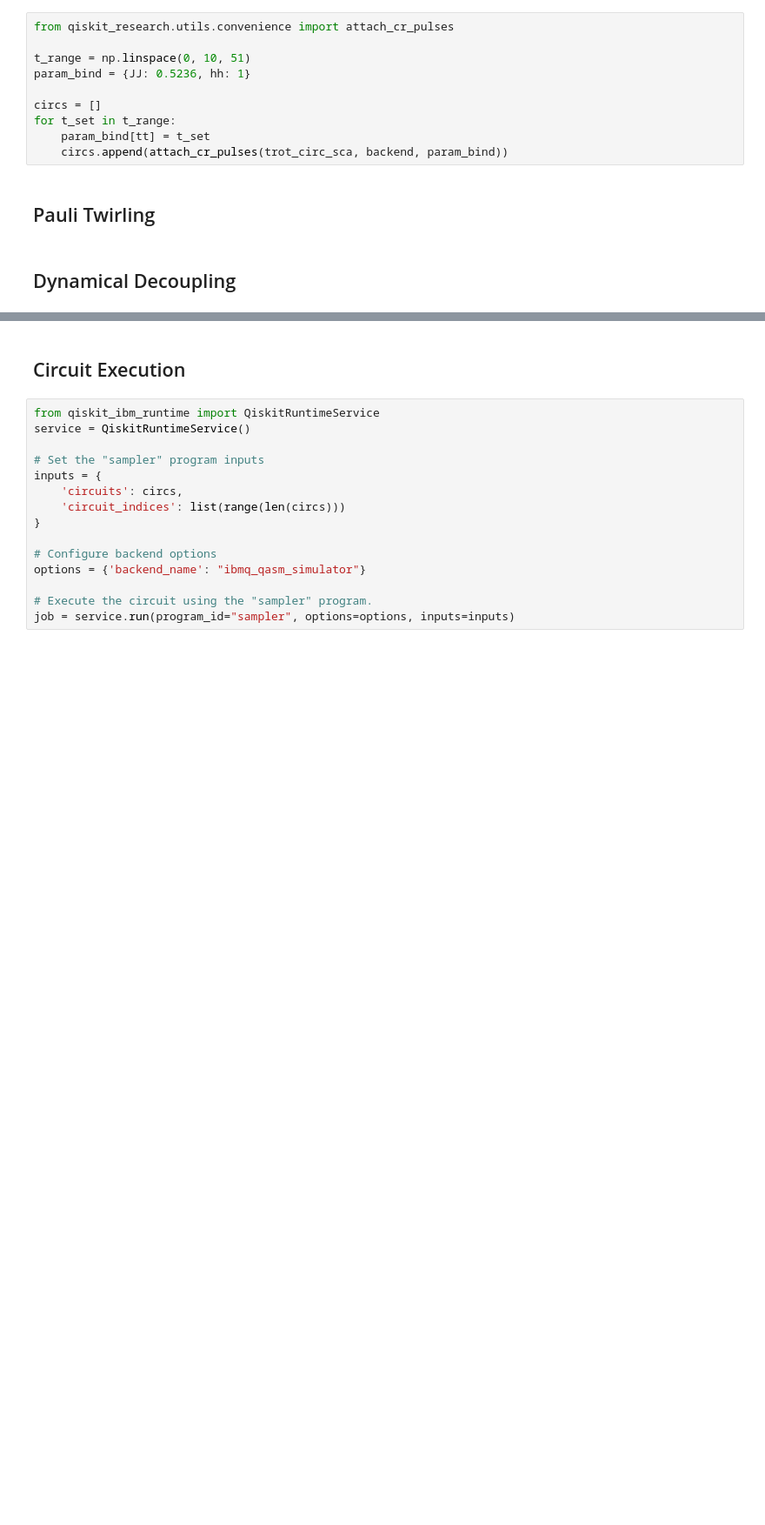
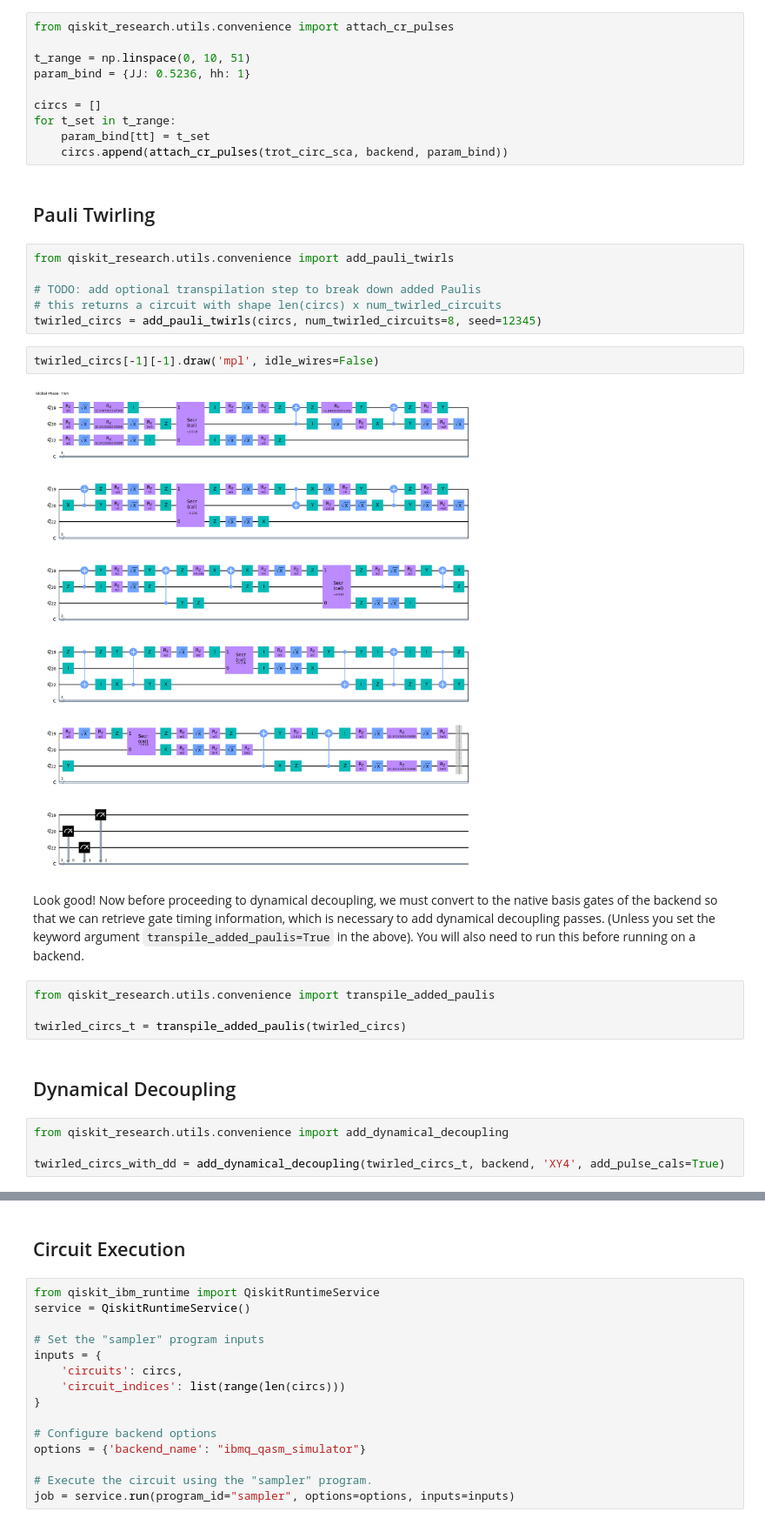
Before and after one commit to qiskit-community/qiskit-research, a Jupyter notebook: docs/getting_started.ipynb, the cells around one changed output, grey strips where cells are left out. Shown at 87% size. Drawn from its saved outputs; the diff is of its cells as text; blank space fills up the shorter version.

```diff
--- a/docs/getting_started.ipynb
+++ b/docs/getting_started.ipynb
@@ -117,5 +119,25 @@ for t_set in t_range:
     circs.append(attach_cr_pulses(trot_circ_sca, backend, param_bind))
 # %% [markdown]
 ## Pauli Twirling
+# %%
+from qiskit_research.utils.convenience import add_pauli_twirls
+
+# TODO: add optional transpilation step to break down added Paulis
+# this returns a circuit with shape len(circs) x num_twirled_circuits
+twirled_circs = add_pauli_twirls(circs, num_twirled_circuits=8, seed=12345)
+# %%
+twirled_circs[-1][-1].draw('mpl', idle_wires=False)
+# %% [output]
+[figure, added]
+# %% [markdown]
+Look good! Now before proceeding to dynamical decoupling, we must convert to the native basis gates of the backend so that we can retrieve gate timing information, which is necessary to add dynamical decoupling passes. (Unless you set the keyword argument `transpile_added_paulis=True` in the above). You will also need to run this before running on a backend.
+# %%
+from qiskit_research.utils.convenience import transpile_added_paulis
+
+twirled_circs_t = transpile_added_paulis(twirled_circs)
 # %% [markdown]
 ## Dynamical Decoupling
+# %%
+from qiskit_research.utils.convenience import add_dynamical_decoupling
+
+twirled_circs_with_dd = add_dynamical_decoupling(twirled_circs_t, backend, 'XY4', add_pulse_cals=True)
```
Also changed, not shown: parts of 12 cells of this notebook, 4 other files.
